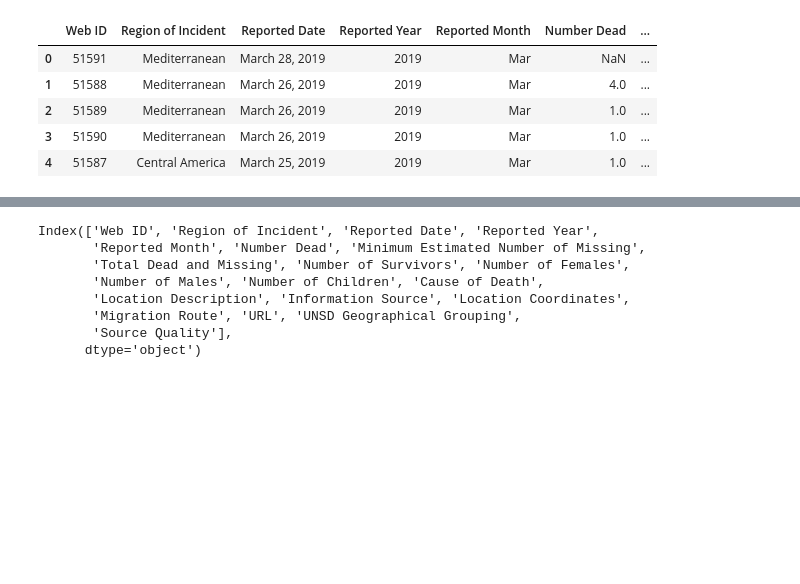
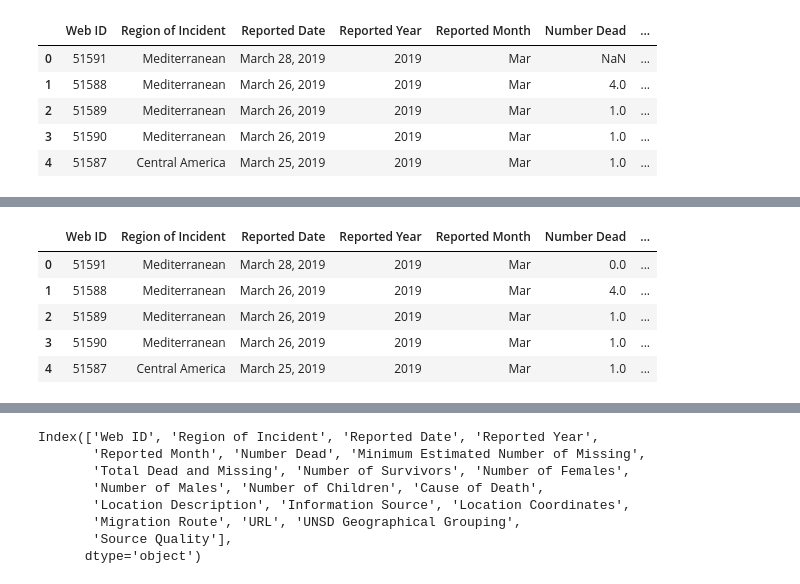
Before and after one commit to lisethdevegab/data-labs, a Jupyter notebook: module-2/visualizing-real-world-data-project/your-code/Mycode.ipynb, the cells around one changed output, grey strips where cells are left out. Cells and saved outputs as stored; diff of their text form; code cells hidden in the pictures; blank space fills up the shorter version.

```diff
--- a/module-2/visualizing-real-world-data-project/your-code/Mycode.ipynb
+++ b/module-2/visualizing-real-world-data-project/your-code/Mycode.ipynb
@@ -26,0 +73,13 @@ dfemigrant.head()
+# %%
+values = {'Number Dead': 0, 'Minimum Estimated Number of Missing':0, 'Number of Survivors': 0, 'Number of Survivors': 0,
+          'Number of Females': 0, 'Number of Males': 0, 'Number of Children': 0}
+dfemigrant.fillna(value=values, inplace= True)
+
+dfemigrant.head()
+# %% [output]
+|  | Web ID | Region of Incident | Reported Date | Reported Year | Reported Month | Number Dead | ... |
+| 0 | 51591 | Mediterranean | March 28, 2019 | 2019 | Mar | 0.0 | ... |
+| 1 | 51588 | Mediterranean | March 26, 2019 | 2019 | Mar | 4.0 | ... |
+| 2 | 51589 | Mediterranean | March 26, 2019 | 2019 | Mar | 1.0 | ... |
+| 3 | 51590 | Mediterranean | March 26, 2019 | 2019 | Mar | 1.0 | ... |
+| 4 | 51587 | Central America | March 25, 2019 | 2019 | Mar | 1.0 | ... |
```
Also changed, not shown: parts of 14 cells of this notebook.
